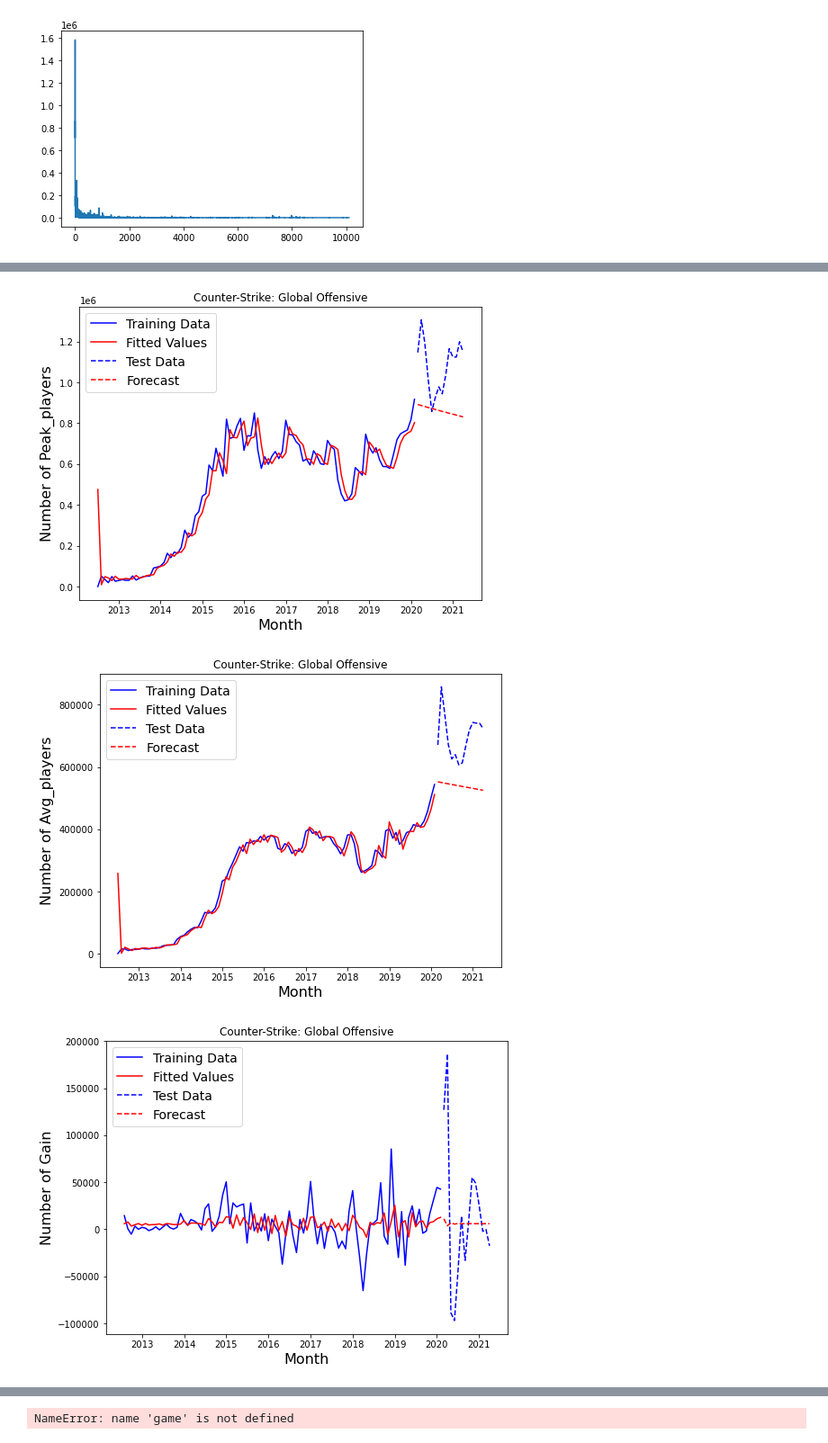
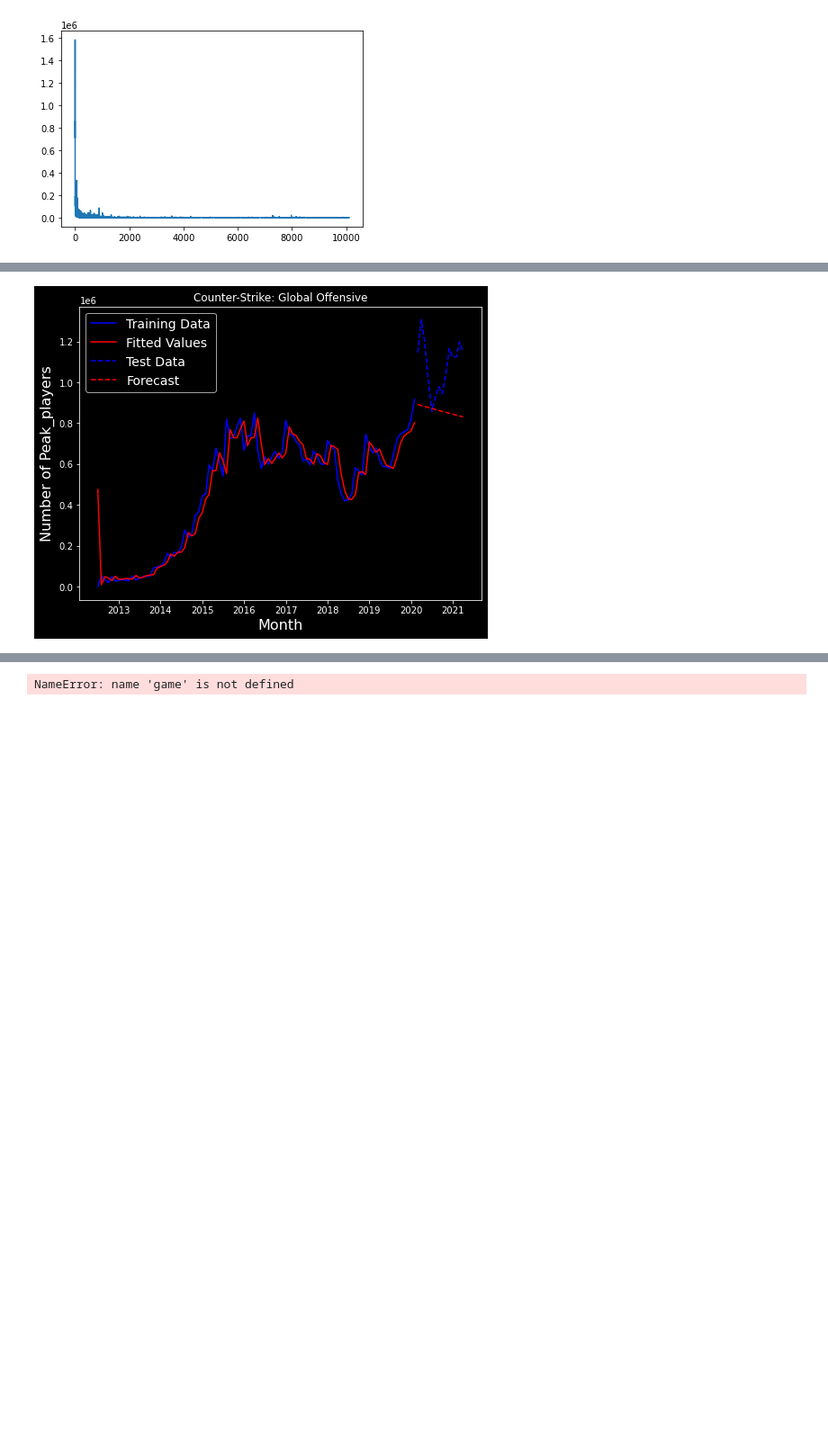
Before and after one commit to rsatijaUT/steaming-hot, a Jupyter notebook: Ling/Prediction.ipynb, the cells around one changed output, grey strips where cells are left out. Shown at 90% size. Saved outputs shown, nothing was run; the diff lists cells and outputs as text; code cells hidden in the pictures; blank space fills up the shorter version.

```diff
--- a/Ling/Prediction.ipynb
+++ b/Ling/Prediction.ipynb
@@ -158,0 +210,3 @@ df
+# %%
+test=test.reset_index(drop=True)
+test
@@ -159,13 +227,24 @@ df
+# %%
+plt.style.use('dark_background')
 # %%
-data = avg_plot
-i_game=2
+#Exponential smoothing:
 
-game_data = data.drop(columns=['Name']).iloc[i_game]
-months = pd.to_datetime(game_data.index)
-game = pd.DataFrame({'Month':months,'Data': game_data.astype(float)}).sort_values(by=['Month'])
+def smooth_plot(data, i_game, smoothing_level=.2,label='Smoothing'):
 
-n = game.
+    game_data = data.drop(columns=['Name']).iloc[i_game]
+    months = pd.to_datetime(game_data.index)
+    game = pd.DataFrame({'Month':months,'Data': game_data.astype(float)}).sort_values(by=['Month'])
 
-# Use exponential smoothing to predict the last k months
-train = game.iloc[n]
-train
+    # Use exponential smoothing to predict the last k months
+    train = game
+    ses = SimpleExpSmoothing(train['Data'].values)
+    fit = ses.fit(smoothing_level=smoothing_level, optimized=False)
+
+    plt.figure(figsize=(8,6))
+    plt.plot(game.Month,train['Data'],'b',label = "Data")
+    plt.plot(game.Month,fit.fittedvalues,'r-',label = "Smoothing")
+
+    plt.legend(fontsize=14)
+    plt.ylabel(label, fontsize=16)
+    plt.title(str(data.Name.iloc[i_game]))
+    plt.show()
@@ -176,2 +250,0 @@ Name: March 2017, dtype: object
-# %%
-test = pd.read_csv('AllData.csv')
@@ -333,12 +313,10 @@ def ARIMA_plot(data, i_game,pred_k=14, smoothing_level=.2,order=(1,0,1),scale= 1
 # %%
 order = (1,0,1)
 i = 0
 
 ARIMA_plot(peak_plot, i_game=i,order=order,title='Peak_players')
-ARIMA_plot(avg_plot,i_game=i,order=order,title='Avg_players')
-ARIMA_plot(gain_plot,pred_k=14, i_game=i,order=order,title='Gain')
-ARIMA_plot(p_gain_plot,pred_k=14, i_game=i,order=order,scale=100,title='P_gain')
+#ARIMA_plot(avg_plot,i_game=i,order=order,title='Avg_players')
+#ARIMA_plot(gain_plot,pred_k=14, i_game=i,order=order,title='Gain')
+#ARIMA_plot(p_gain_plot,pred_k=14, i_game=i,order=order,scale=100,title='P_gain')
 # %% [output]
-[figure, old version]
+[figure, new version]
-[figure, removed]
-[figure, removed]
```
Also changed, not shown: parts of 30 cells of this notebook, 1 other file.
